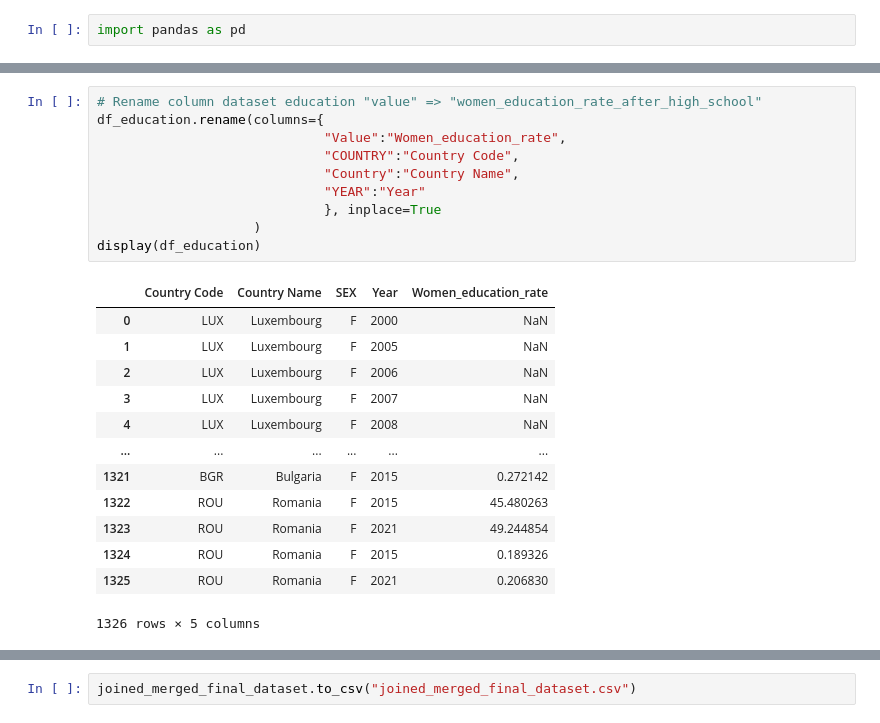
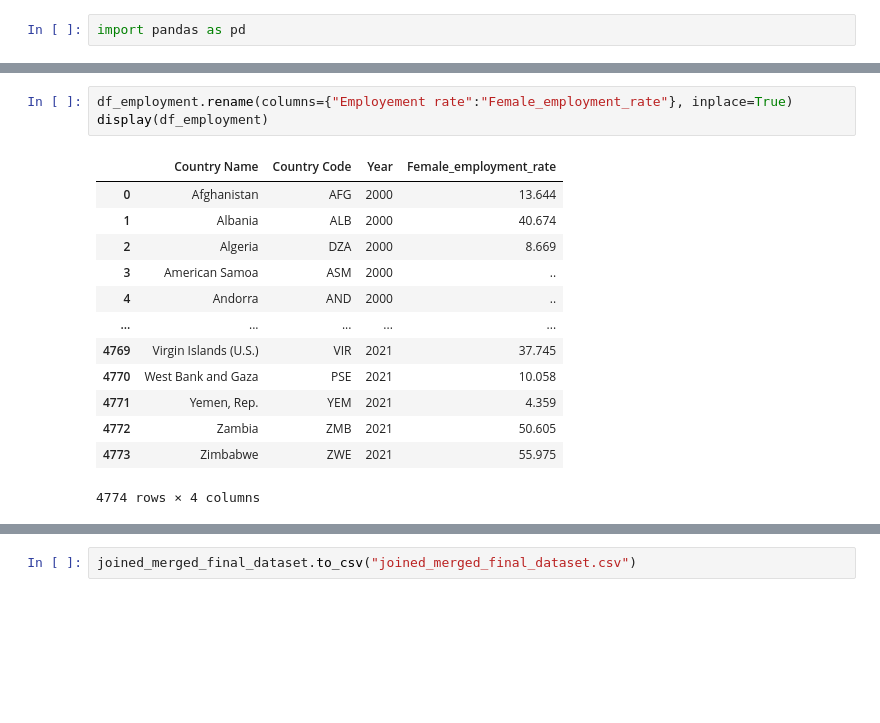
Before and after one commit to Nigel95/Projet, a Jupyter notebook: 2_Merge_datasets/Merge_datasets.ipynb, the cells around one changed output, grey strips where cells are left out. Drawn from its saved outputs; the diff is of its cells as text; blank space fills up the shorter version.

```diff
--- a/2_Merge_datasets/Merge_datasets.ipynb
+++ b/2_Merge_datasets/Merge_datasets.ipynb
@@ -97,30 +97,23 @@ display(df_urban)
 | 4772 | Zambia | ZMB | 2021 | 45.192 |
 | 4773 | Zimbabwe | ZWE | 2021 | 32.303 |
 4774 rows × 4 columns
-# %%
-# Rename column dataset education "value" => "women_education_rate_after_high_school"
-df_education.rename(columns={
-                             "Value":"Women_education_rate",
-                             "COUNTRY":"Country Code",
-                             "Country":"Country Name",
-                             "YEAR":"Year"
-                             }, inplace=True
-                    )
-display(df_education)
-# %% [output]
-|  | Country Code | Country Name | SEX | Year | Women_education_rate |
-| 0 | LUX | Luxembourg | F | 2000 | NaN |
-| 1 | LUX | Luxembourg | F | 2005 | NaN |
-| 2 | LUX | Luxembourg | F | 2006 | NaN |
-| 3 | LUX | Luxembourg | F | 2007 | NaN |
-| 4 | LUX | Luxembourg | F | 2008 | NaN |
-| ... | ... | ... | ... | ... | ... |
-| 1321 | BGR | Bulgaria | F | 2015 | 0.272142 |
-| 1322 | ROU | Romania | F | 2015 | 45.480263 |
-| 1323 | ROU | Romania | F | 2021 | 49.244854 |
-| 1324 | ROU | Romania | F | 2015 | 0.189326 |
-| 1325 | ROU | Romania | F | 2021 | 0.206830 |
-1326 rows × 5 columns
+# %%
+df_employment.rename(columns={"Employement rate":"Female_employment_rate"}, inplace=True)
+display(df_employment)
+# %% [output]
+|  | Country Name | Country Code | Year | Female_employment_rate |
+| 0 | Afghanistan | AFG | 2000 | 13.644 |
+| 1 | Albania | ALB | 2000 | 40.674 |
+| 2 | Algeria | DZA | 2000 | 8.669 |
+| 3 | American Samoa | ASM | 2000 | .. |
+| 4 | Andorra | AND | 2000 | .. |
+| ... | ... | ... | ... | ... |
+| 4769 | Virgin Islands (U.S.) | VIR | 2021 | 37.745 |
+| 4770 | West Bank and Gaza | PSE | 2021 | 10.058 |
+| 4771 | Yemen, Rep. | YEM | 2021 | 4.359 |
+| 4772 | Zambia | ZMB | 2021 | 50.605 |
+| 4773 | Zimbabwe | ZWE | 2021 | 55.975 |
+4774 rows × 4 columns
 # %%
 merged_final_dataset = df_birth_rate_PIB.merge(
                                                 df_demography,
```
Also changed, not shown: parts of 4 cells of this notebook, 2 other files.
